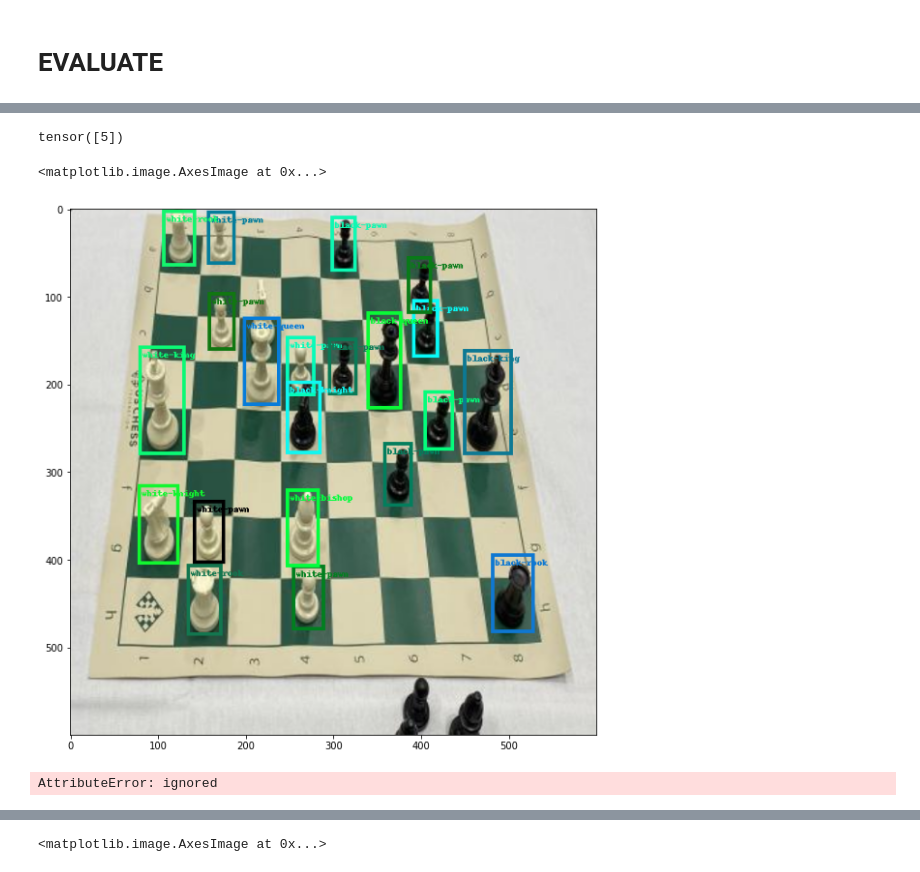
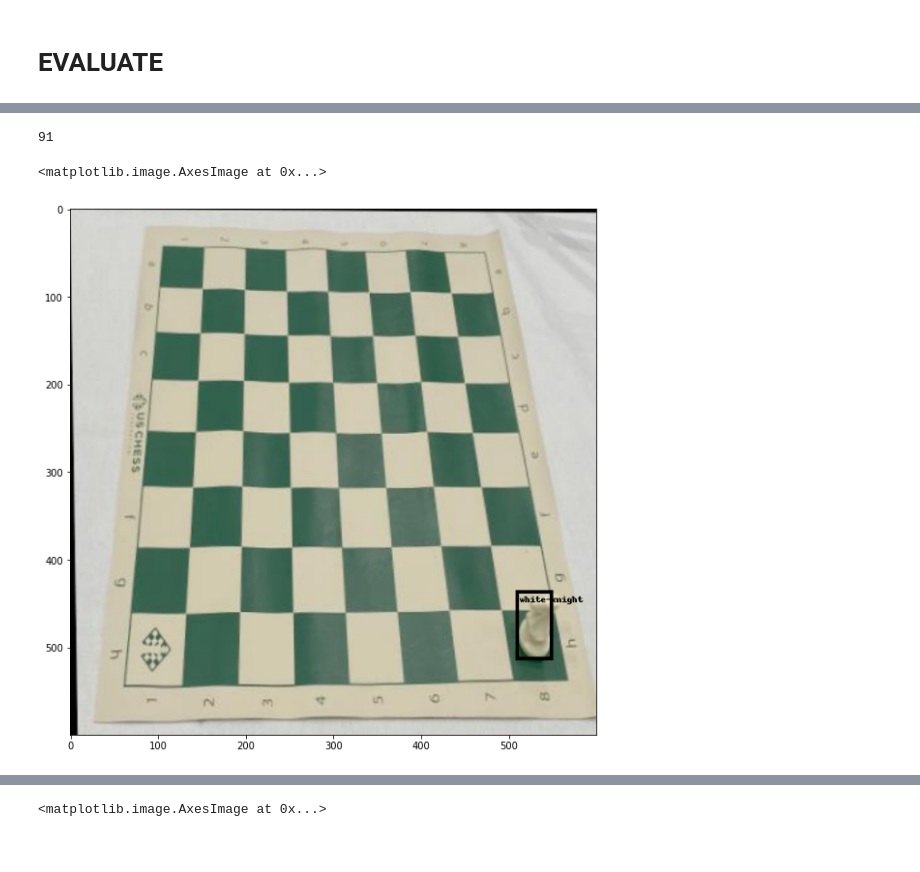
Before and after one commit to PatrizioPerugini/MOD_VISIOPE, a Jupyter notebook: proj_vision.ipynb, the cells around one changed output, grey strips where cells are left out. Drawn from its saved outputs; the diff is of its cells as text; code cells hidden in the pictures.

Commit message:
Creato con Colaboratory

```diff
--- a/proj_vision.ipynb
+++ b/proj_vision.ipynb
@@ -252,6 +273,8 @@ index created!
 # %%
 # As good practice, let's view a sample!
-sample = train_dataset[torch.randint(1,606,(1,))]
+i=torch.randint(1,len(train_dataset),(1,))
+sample = train_dataset[i]
+print(i)
 img_int = torch.tensor(sample[0] * 255, dtype=torch.uint8)
 plt.imshow(draw_bounding_boxes(
     img_int, sample[1]['boxes'], [classes[i] for i in sample[1]['labels']], width=4
@@ -426,8 +454,8 @@ model.roi_heads.box_predictor = models.detection.faster_rcnn.FastRCNNPredictor(i
 # %%
-# lets load the mask rcnn model with ResNet
-weight_path = "/content/MOD_VISIOPE/weights/prova3.pt"
+# lets load the faster R-CNN model with mobilenetV3 large
+weight_path = "/content/drive/MyDrive/Vision_lab/weights/rcnn_mobilenetV3_large_weights.pt"
 
-model = torchvision.models.detection.maskrcnn_resnet50_fpn(pretrained=True)
+model = torchvision.models.detection.fasterrcnn_mobilenet_v3_large_320_fpn(pretrained=True)
 in_features = model.roi_heads.box_predictor.cls_score.in_features # we need to change the head
 model.roi_heads.box_predictor = models.detection.faster_rcnn.FastRCNNPredictor(in_features, n_classes)
 
@@ -438,10 +463,0 @@ Downloading: "https://download.pytorch.org/models/maskrcnn_resnet50_fpn_coco-bf2
-# %%
-# lets load the faster R-CNN model with mobilenetV3 large
-weight_path = "/content/MOD_VISIOPE/weights/prova4.pt"
-
-model = torchvision.models.detection.fasterrcnn_mobilenet_v3_large_320_fpn(pretrained=True)
-in_features = model.roi_heads.box_predictor.cls_score.in_features # we need to change the head
-model.roi_heads.box_predictor = models.detection.faster_rcnn.FastRCNNPredictor(in_features, n_classes)
-
-
-#model.load_state_dict(torch.load(weight_path))
@@ -590,7 +577,7 @@ def fitt(model, optimizer, loader, device,num_epochs):
 # %%
 #fit the model
-fit(model, optimizer, train_loader, device,valid_dl,num_epochs=5 )
-#fitt(model, optimizer, train_loader, device,num_epochs=2 )
+fit(model, optimizer, train_loader, device,valid_dl,num_epochs)
+#fit(model, optimizer, train_loader_blur, device,valid_dl_blur,num_epochs=1)
 #decide whether it's necessary here too...I don't think so
 torch.save(model.state_dict(), weight_path)
 # %% [output]
@@ -634,42 +614,28 @@ def accuracy_class(out,yb):
 # %%
-i =torch.randint(1,28,(1,))
-#23 bella
-print(i)
+i =torch.randint(1,len(test_dataset)-1,(1,))
+#91 bella
+#12 baseline to show
+#74 difficilissima
+#21 for metrics
+print(91)
 img, _ = test_dataset[i]
-#img, _ = test_dataset[26]
-#22 - 26
+#img, targ = test_dataset[91]
+
+
 img_int = torch.tensor(img*255, dtype=torch.uint8)
 
 
 #since we don't have to compute the loss we don't require the gradients to be computed
 with torch.no_grad():
     prediction = model([img.to(device)])
     pred = prediction[0]
 
 fig = plt.figure(figsize=(14, 10))
 plt.imshow(draw_bounding_boxes(img_int,
     pred['boxes'][pred['scores'] > 0.8],
     [classes[i] for i in pred['labels'][pred['scores'] > 0.8].tolist()], width=4
 ).permute(1, 2, 0))
 # %% [output]
-tensor([5])
+91
 <matplotlib.image.AxesImage at 0x...>
-[figure, old version]
+[figure, new version]
-# %%
-#VIDEO CAPTURING FOR REAL TIME APPLICATIONS
-from google.colab.patches import cv2_imshow
-cap = cv2.VideoCapture('/content/MOD_VISIOPE/video_prova.mp4')#MOV
-
-count = 0
-while cap.isOpened():
-    ret,frame = cap.read()
-    cv2_imshow(frame)
-    cv2.imwrite("frame%d.jpg" % count, frame)
-    count = count + 1
-    if cv2.waitKey(10) & 0xFF == ord('q'):
-        break
-
-cap.release()
-cv2.destroyAllWindows() # destroy all opened windows
-# %% [output]
-AttributeError: ignored
```
Also changed, not shown: parts of 33 cells of this notebook.
